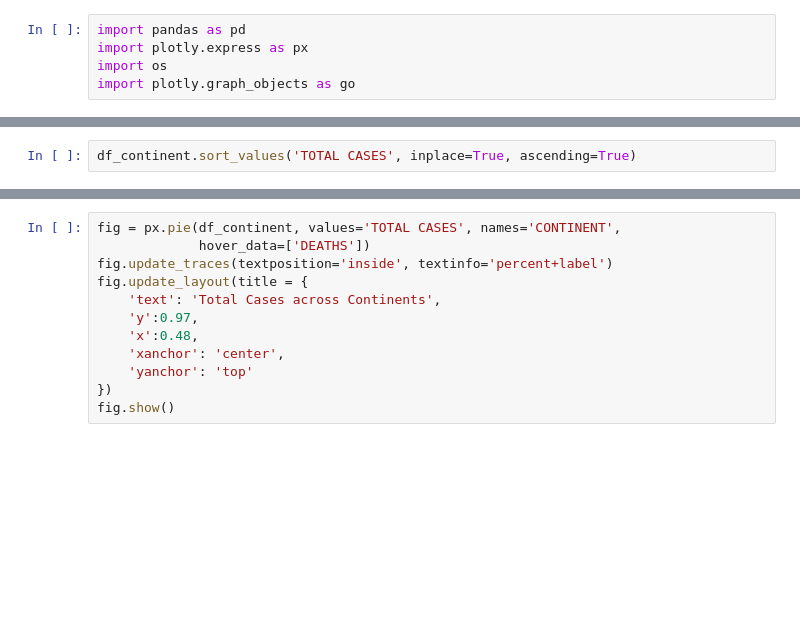
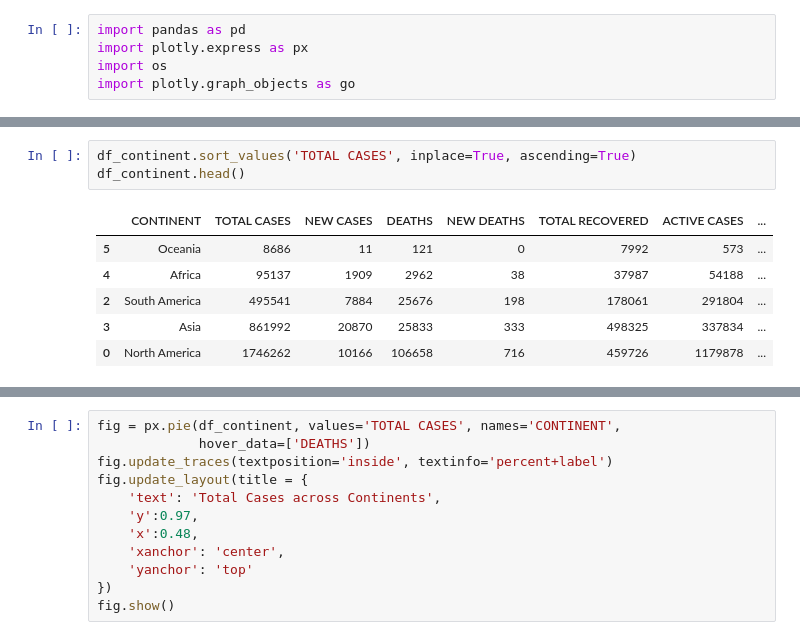
Before and after one commit to Ram-95/Corona-Tracker, a Jupyter notebook: COVID-19_Data_Analysis.ipynb, the cells around one changed output, grey strips where cells are left out. Cells and saved outputs as stored; diff of their text form; blank space fills up the shorter version.

```diff
--- a/COVID-19_Data_Analysis.ipynb
+++ b/COVID-19_Data_Analysis.ipynb
@@ -51,5 +51,13 @@ df_state.head()
 # %%
 df_continent.sort_values('TOTAL CASES', inplace=True, ascending=True)
+df_continent.head()
+# %% [output]
+|  | CONTINENT | TOTAL CASES | NEW CASES | DEATHS | NEW DEATHS | TOTAL RECOVERED | ACTIVE CASES | ... |
+| 5 | Oceania | 8686 | 11 | 121 | 0 | 7992 | 573 | ... |
+| 4 | Africa | 95137 | 1909 | 2962 | 38 | 37987 | 54188 | ... |
+| 2 | South America | 495541 | 7884 | 25676 | 198 | 178061 | 291804 | ... |
+| 3 | Asia | 861992 | 20870 | 25833 | 333 | 498325 | 337834 | ... |
+| 0 | North America | 1746262 | 10166 | 106658 | 716 | 459726 | 1179878 | ... |
 # %%
 %%time
 fig = px.bar(df_continent, y='CONTINENT', x='TOTAL CASES', text=df_continent['TOTAL CASES'],
```
Also changed, not shown: parts of 7 cells of this notebook, 3 other files.
